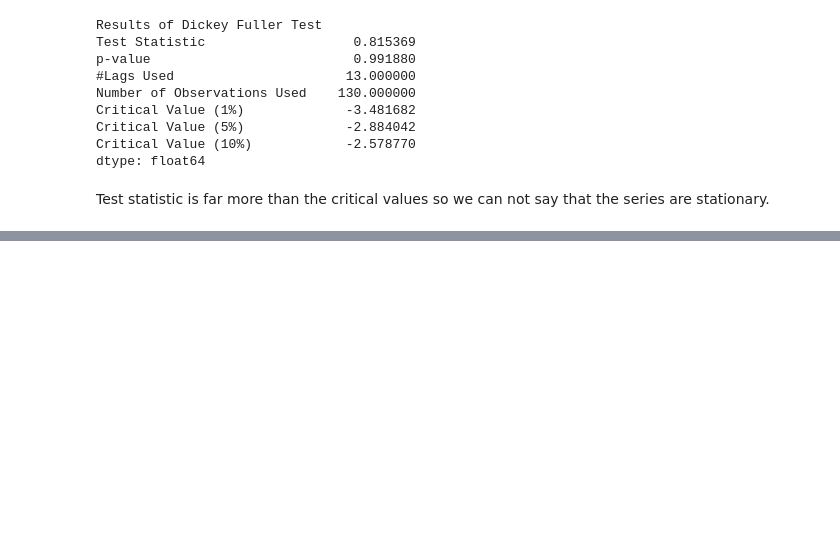
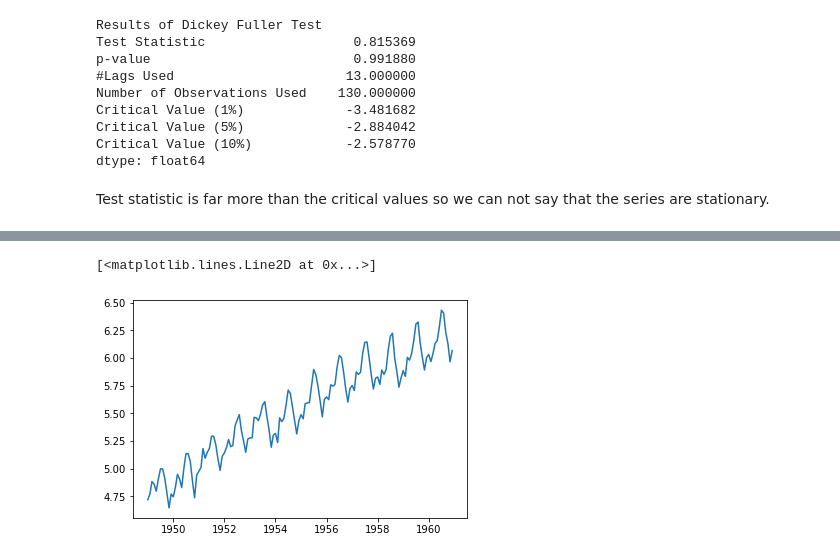
Before and after one commit to guillermofd/time-series, a Jupyter notebook: time series.ipynb, the cells around one changed output, grey strips where cells are left out. Drawn from its saved outputs; the diff is of its cells as text; code cells hidden in the pictures; blank space fills up the shorter version.

```diff
--- a/time series.ipynb
+++ b/time series.ipynb
@@ -172,0 +186,7 @@ Test statistic is far more than the critical values so we can not say that the s
+# %%
+#1 log transformation
+ts_log = np.log(ts)
+plt.plot(ts_log)
+# %% [output]
+[<matplotlib.lines.Line2D at 0x...>]
+[figure, added]
```
Also changed, not shown: parts of 9 cells of this notebook.
